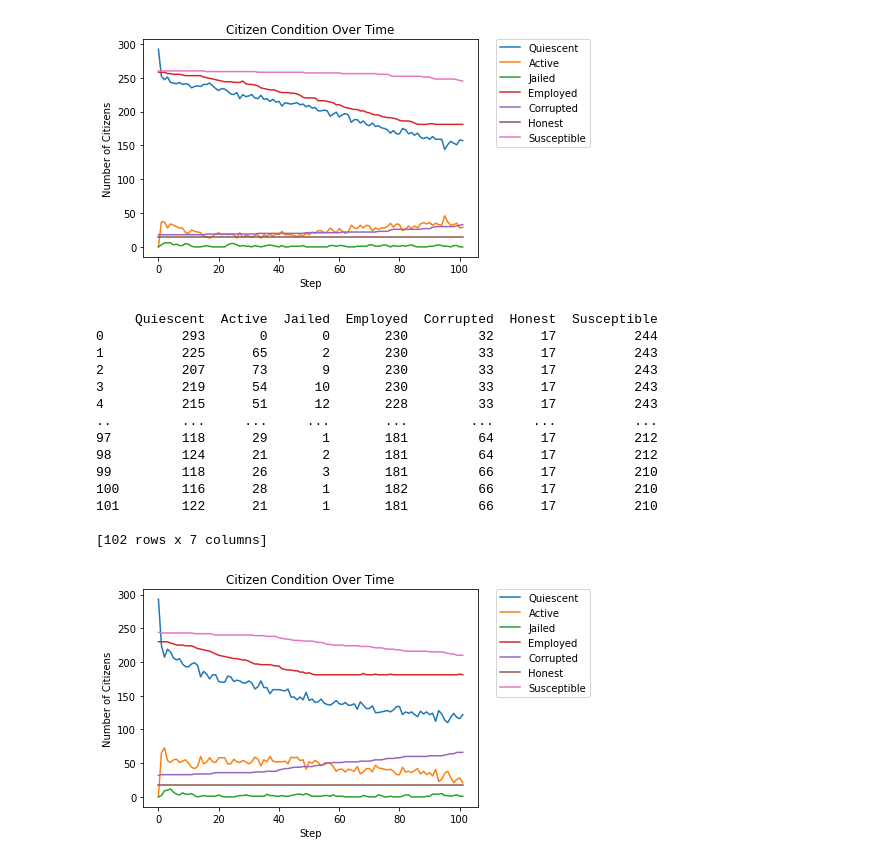
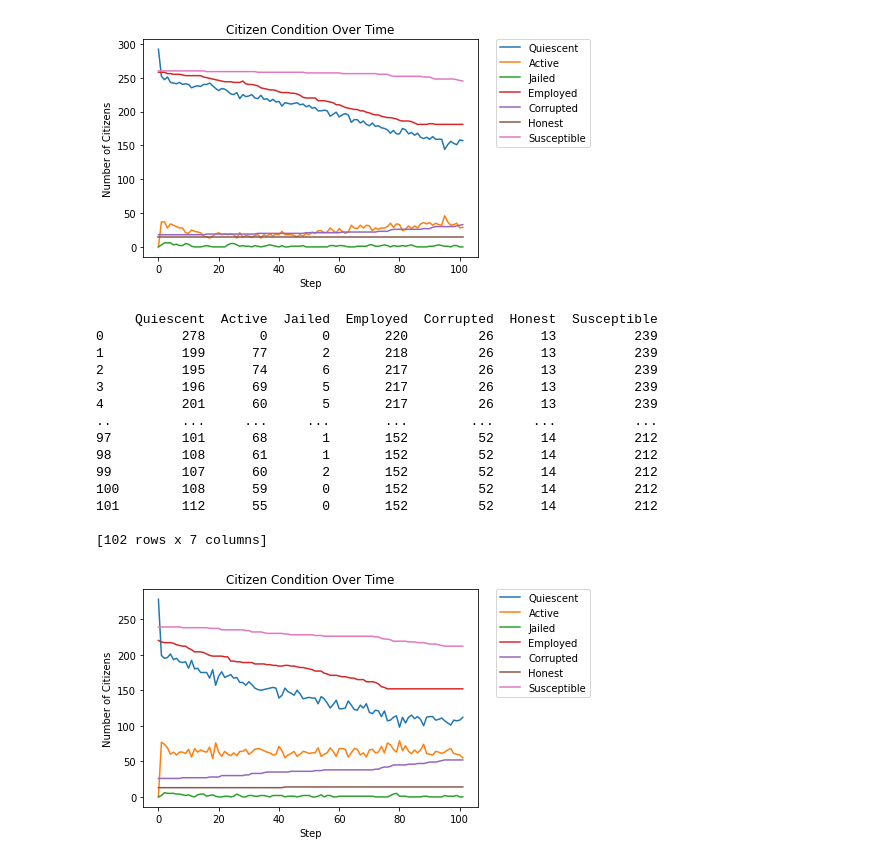
Before and after one commit to nalhamzy/B12-Civil-Violence_new, a Jupyter notebook: EpsteinCivilViolence.ipynb, the cells around one changed output. Saved outputs shown, nothing was run; the diff lists cells and outputs as text; code cells hidden in the pictures.

Commit message:
aadded max_unemployed_saturation

```diff
--- a/EpsteinCivilViolence.ipynb
+++ b/EpsteinCivilViolence.ipynb
@@ -110,41 +110,42 @@ from epstein_civil_violence.model import EpsteinCivilViolence
 
 model = EpsteinCivilViolence(height=20,
                            width=20,
                            citizen_density=.7,
                            cop_density=.044,
                            citizen_vision=5,
                            cop_vision=5,
                            legitimacy=.8,
                            max_jail_term=3,
                            initial_unemployment_rate = 0.2,
                            corruption_level = 0.12,
                            honest_level = 0.05,
                            corruption_transmission_prop = 0.012,
                            honest_transmission_prop = 0.009,
                            max_corruption_saturation = 0.45,
                            max_honest_saturation = 0.35,
+                           max_unemployed_saturation = 0.45,
                            max_iters=100) # cap the number of steps the model takes
 model.run_model()
 model_out = model.datacollector.get_model_vars_dataframe()
 print(model_out)
 ax = model_out.plot()
 ax.set_title('Citizen Condition Over Time')
 ax.set_xlabel('Step')
 ax.set_ylabel('Number of Citizens')
 _ = ax.legend(bbox_to_anchor=(1.35, 1.025))
 # %% [output]
      Quiescent  Active  Jailed  Employed  Corrupted  Honest  Susceptible
-0          293       0       0       230         32      17          244
-1          225      65       2       230         33      17          243
-2          207      73       9       230         33      17          243
-3          219      54      10       230         33      17          243
-4          215      51      12       228         33      17          243
+0          278       0       0       220         26      13          239
+1          199      77       2       218         26      13          239
+2          195      74       6       217         26      13          239
+3          196      69       5       217         26      13          239
+4          201      60       5       217         26      13          239
 ..         ...     ...     ...       ...        ...     ...          ...
-97         118      29       1       181         64      17          212
-98         124      21       2       181         64      17          212
-99         118      26       3       181         66      17          210
-100        116      28       1       182         66      17          210
-101        122      21       1       181         66      17          210
+97         101      68       1       152         52      14          212
+98         108      61       1       152         52      14          212
+99         107      60       2       152         52      14          212
+100        108      59       0       152         52      14          212
+101        112      55       0       152         52      14          212
 
 [102 rows x 7 columns]
-[figure, old version]
+[figure, new version]
```
Also changed, not shown: parts of 1 cell of this notebook, 2 other files.
